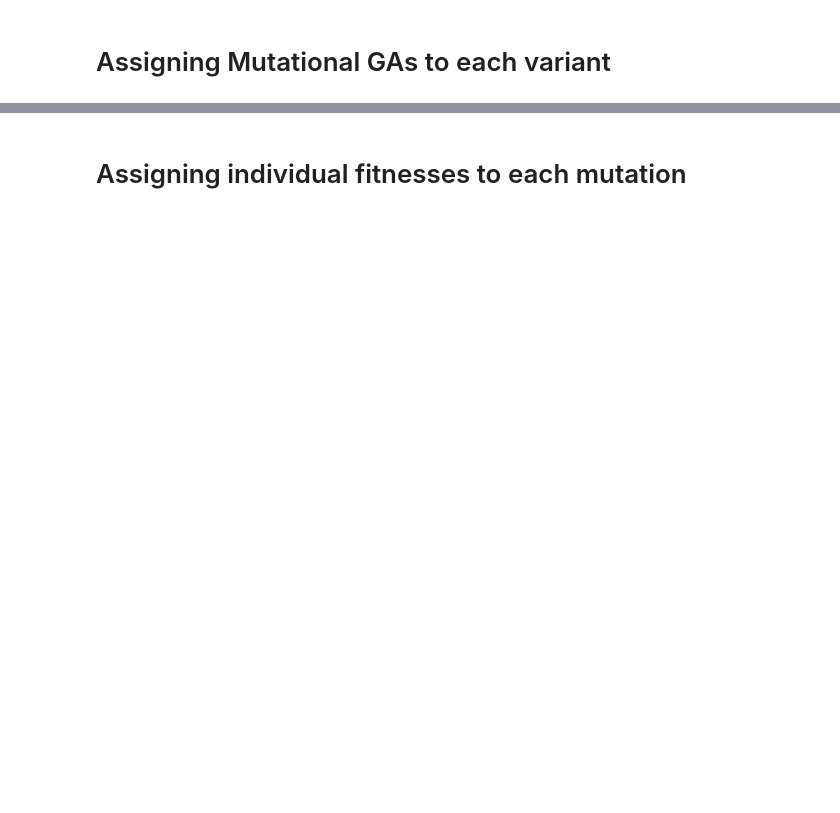
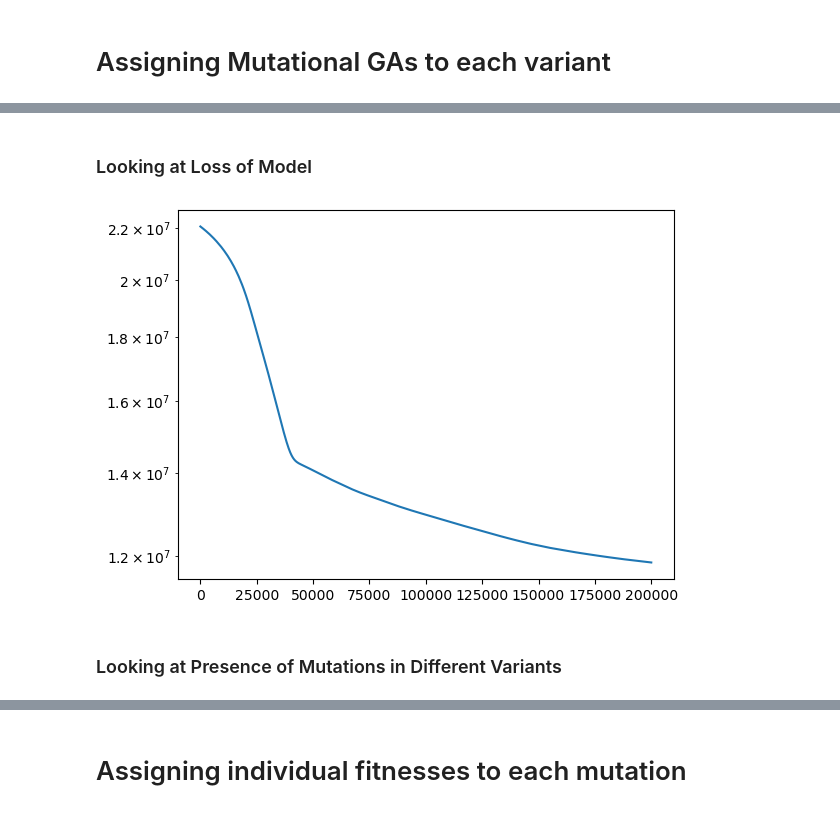
Before and after one commit to blab/sars2-epistasis-modeling, a Jupyter notebook: mutations-by-variant/Epistasis_project_pipeline.ipynb, the cells around one changed output, grey strips where cells are left out. Saved outputs shown, nothing was run; the diff lists cells and outputs as text; code cells hidden in the pictures; blank space fills up the shorter version.

```diff
--- a/mutations-by-variant/Epistasis_project_pipeline.ipynb
+++ b/mutations-by-variant/Epistasis_project_pipeline.ipynb
@@ -124,0 +166,9 @@ mut_ga
+# %% [markdown]
+### Looking at Loss of Model
+# %%
+plt.plot(posterior_mut.samples['losses'])
+plt.yscale("log")
+# %% [output]
+[figure, added]
+# %% [markdown]
+### Looking at Presence of Mutations in Different Variants
```
Also changed, not shown: parts of 24 cells of this notebook.
